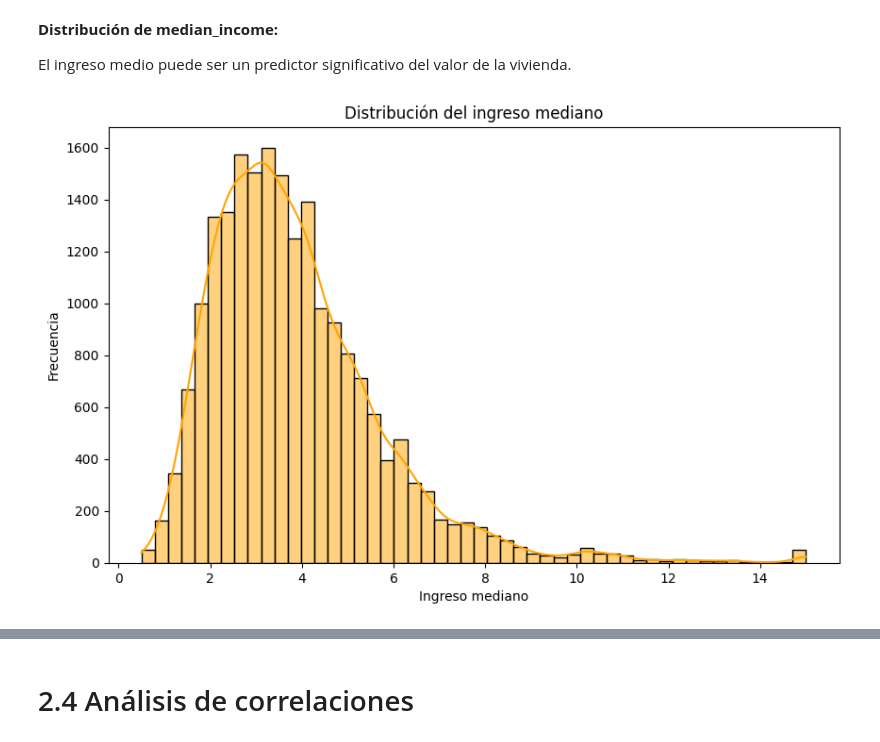
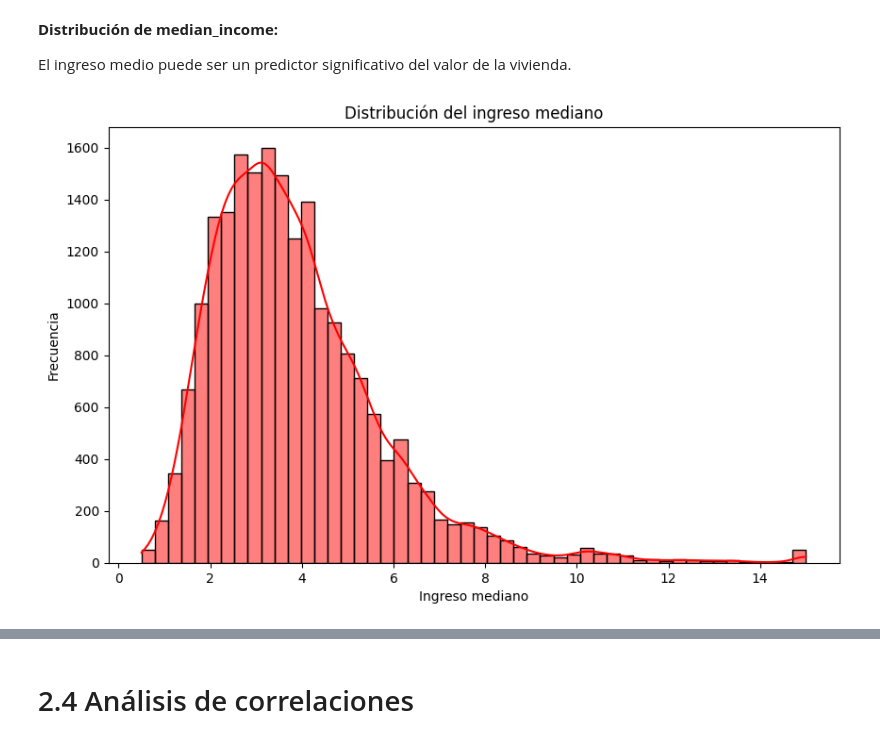
Before and after one commit to MariaMercedesLopez97/analisis_casas, a Jupyter notebook: notebooks/analisis_precios.ipynb, the cells around one changed output, grey strips where cells are left out. Drawn from its saved outputs; the diff is of its cells as text; code cells hidden in the pictures.

```diff
--- a/notebooks/analisis_precios.ipynb
+++ b/notebooks/analisis_precios.ipynb
@@ -239,10 +284,10 @@ plt.show()
 El ingreso medio puede ser un predictor significativo del valor de la vivienda.
 # %%
 plt.figure(figsize=(10, 6))
-sns.histplot(df['median_income'], bins=50, kde=True, color='orange')
+sns.histplot(df['median_income'], bins=50, kde=True, color='red')
 plt.title('Distribución del ingreso mediano')
 plt.xlabel('Ingreso mediano')
 plt.ylabel('Frecuencia')
 plt.show()
 # %% [output]
-[figure, old version]
+[figure, new version]
```
Also changed, not shown: parts of 40 cells of this notebook, 1 other file.
